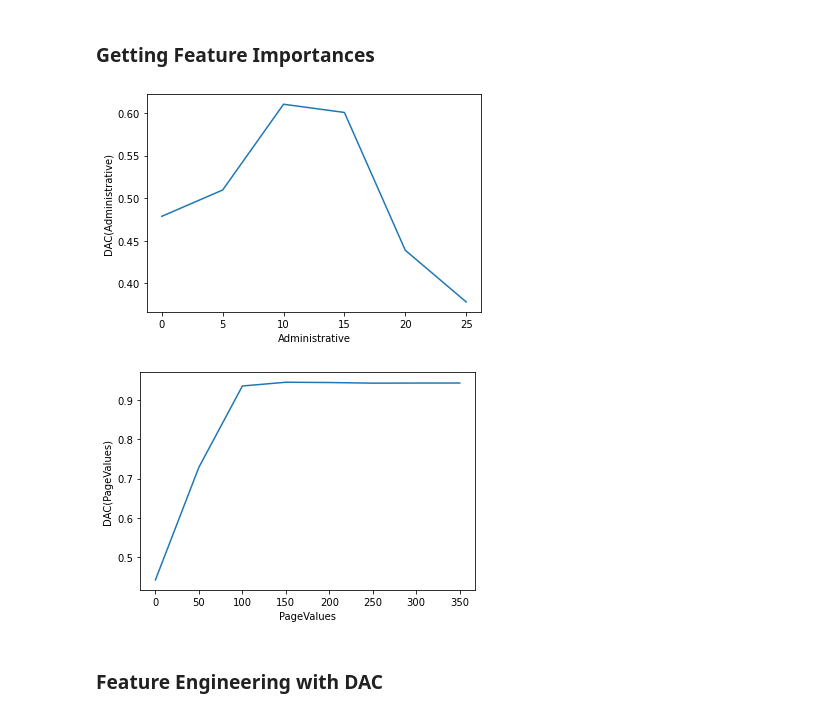
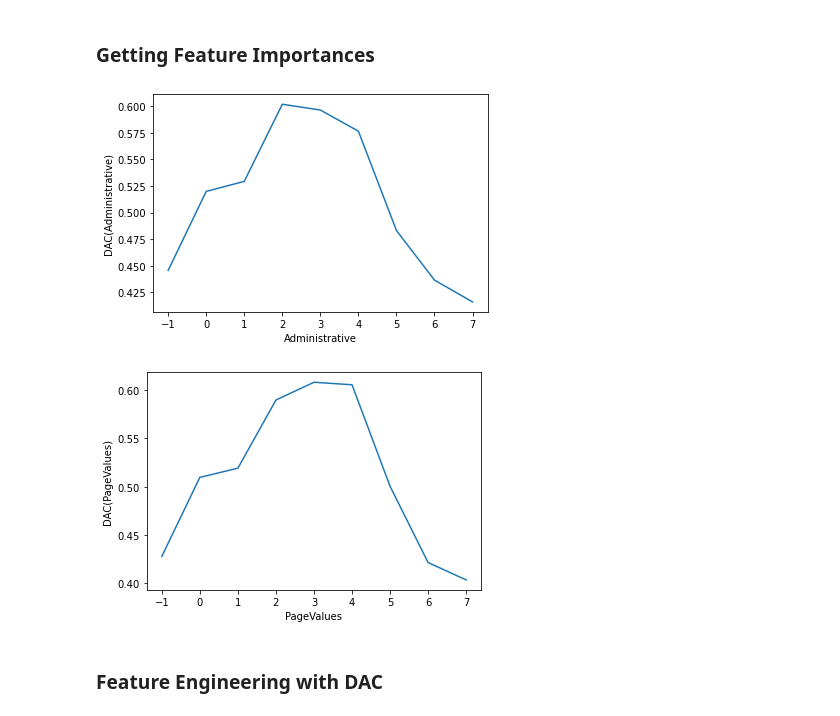
Before and after one commit to EricaXia/dsci_552_project, a Jupyter notebook: dac/purchases_RF.ipynb, the cells around one changed output. Saved outputs shown, nothing was run; the diff lists cells and outputs as text; code cells hidden in the pictures.

```diff
--- a/dac/purchases_RF.ipynb
+++ b/dac/purchases_RF.ipynb
@@ -77,8 +75,8 @@ feature_names.remove("Revenue")
 # %%
 X_train = pd.DataFrame(X_train, columns=feature_names)
-X_train = X_train.drop("Weekend_False",axis=1)
+#X_train = X_train.drop("Weekend_False",axis=1)
 X_test = pd.DataFrame(X_test, columns=feature_names)
-X_test = X_test.drop("Weekend_False",axis=1)
+#X_test = X_test.drop("Weekend_False",axis=1)
 # %%
 X_DF = pd.concat([X_train,X_test])
 y = np.concatenate((y_train,y_test))
@@ -110,5 +108,9 @@ RandomizedSearchCV(cv=3, estimator=RandomForestClassifier(), n_iter=100,
                                                          1600]},
                    random_state=0, verbose=2)
 # %%
-best_params = rf_rand.best_params_
-best_params
+## best_params = rf_rand.best_params_
+## using from SHAP notebooks
+best_params = {'max_features': 'auto',
+ 'min_samples_leaf': 1,
+ 'min_samples_split': 2,
+ 'n_estimators': 1200}
@@ -168,9 +171,9 @@ ROC-AUC:  0.9824439001681843
 # %%
 from dac import *
 # %%
-X = X_train.to_numpy()
+X = X_train
 y = y_train
-feature_names = X_train.columns
+#feature_names = X_DF.columns
 features = feature_names
 feature_names
 # %% [output]
@@ -218,5 +229,5 @@ feat_intervals
 # %%
-feat_di = [5]+[500]+[5]+[500]+[100]+[10000]+[0.1]*2+[50]+[0.1]+[1]+[2]+[1]+[2]+[0.1]*14
+feat_di = [1]+[2]*4+[3]+[0.5]*2+[2]+[0.5]+[0.1]*14+[1]*3+[2]
 S = np.zeros(len(features))
 feature = features[0]
 idx = np.argmax(features == feature)
@@ -235,17 +246,17 @@ def get_1D_dac(model, X, y, S, feat_intervals, feat_di, idx, feature, features):
 
     return dac_1D,x_axis
 # %%
-feature=features[0]
-idx = np.argmax(features==features[0])
-dac_1d,x_axis = get_1D_dac(rfc,X_train.to_numpy(),y_train,S,feat_intervals,feat_di,idx,feature,features)
+# feature=features[0]
+# idx = np.argmax(features==features[0])
+# dac_1d,x_axis = get_1D_dac(rfc,X_train.to_numpy(),y_train,S,feat_intervals,feat_di,idx,feature,features)
 # %% [output]
-[figure, old version]
+[figure, new version]
 # %%
-feature='PageValues'x
+feature='PageValues'
 idx = np.argmax(features=='PageValues')
-dac_1d,x_axis = get_1D_dac(rfc,X_train.to_numpy(),y_train,S,feat_intervals,feat_di,idx,feature,features)
+dac_1d,x_axis = get_1D_dac(rfc,X_train,y_train,S,feat_intervals,feat_di,idx,feature,features)
 # %% [output]
-[figure, old version]
+[figure, new version]
 # %% [markdown]
 ### Feature Engineering with DAC
 # %%
```
Also changed, not shown: parts of 17 cells of this notebook, 6 other files.
